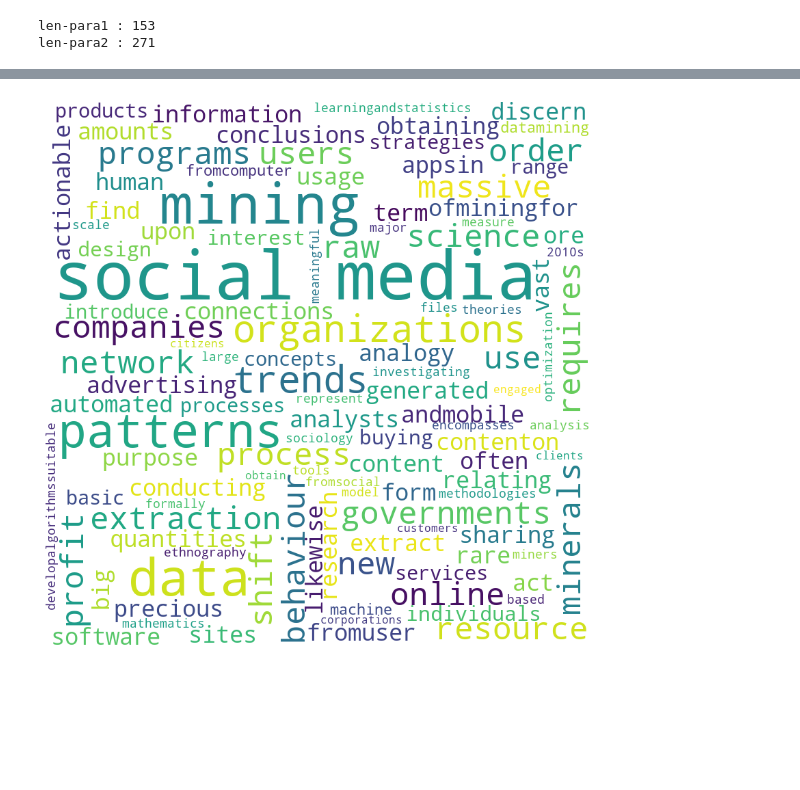
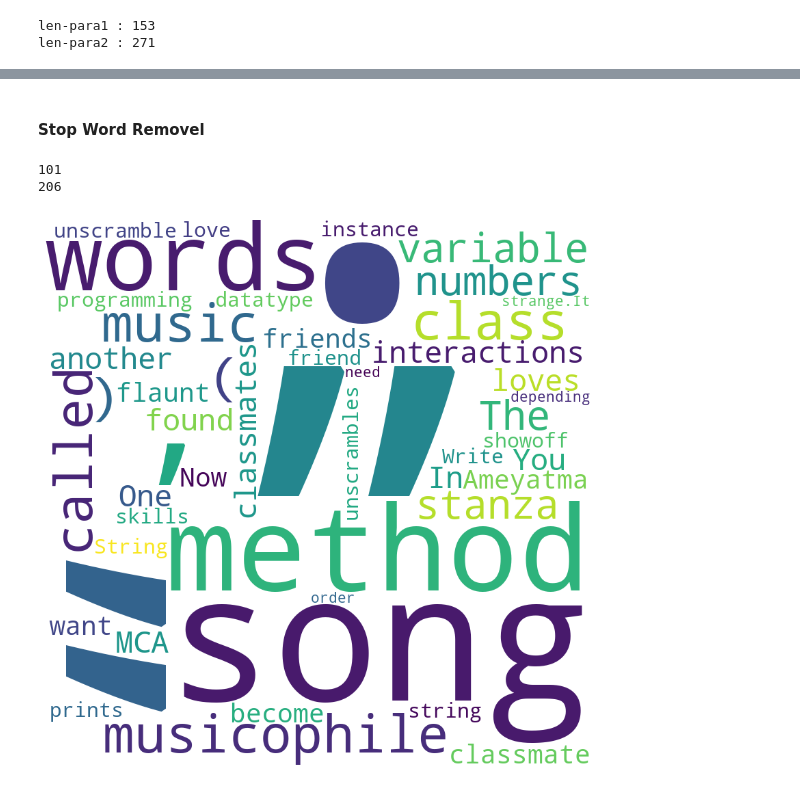
Before and after one commit to aaronjoju07/Adv_Data_Analysis, a Jupyter notebook: WordCloud.ipynb, the cells around one changed output, grey strips where cells are left out. Saved outputs shown, nothing was run; the diff lists cells and outputs as text; code cells hidden in the pictures; blank space fills up the shorter version.

```diff
--- a/WordCloud.ipynb
+++ b/WordCloud.ipynb
@@ -57,15 +76,36 @@ plt.show()
+# %% [markdown]
+#### Stop Word Removel
+# %%
+from nltk.corpus import stopwords
+def remove_stopwords(tokens):
+    filtered_tokens = [token for token in tokens if token not in stopwords.words('english')]
+    return filtered_tokens
+# %%
+df_stop_word = df.apply(remove_stopwords)
+df2_stop_word = df2.apply(remove_stopwords)
+# %%
+print(len(df_stop_word))
+print(len(df2_stop_word))
+# %% [output]
+101
+206
 # %%
-# Generate word cloud for paragraph 2
-wordcloud2 = WordCloud(width = 800, height = 800,
-                background_color ='white',
-                stopwords = nltk.corpus.stopwords.words('english'),
-                min_font_size = 10).generate(' '.join(words2))
+word_freq = nltk.FreqDist(df_stop_word[0])
 
-# Display the word cloud for paragraph 2
-plt.figure(figsize = (8, 8), facecolor = None)
+# Get the 50 most common words
+top_50_words = word_freq.most_common(50)
+
+# Generate the word cloud
+wordcloud2 = WordCloud(width=800, height=800,
+                       background_color='white',
+                       stopwords=nltk.corpus.stopwords.words('english'),
+                       min_font_size=10).generate_from_frequencies(dict(top_50_words))
+
+# Display the word cloud
+plt.figure(figsize=(8, 8), facecolor=None)
 plt.imshow(wordcloud2)
 plt.axis("off")
-plt.tight_layout(pad = 0)
+plt.tight_layout(pad=0)
 plt.show()
 # %% [output]
-[figure, old version]
+[figure, new version]
```
Also changed, not shown: parts of 17 cells of this notebook.
